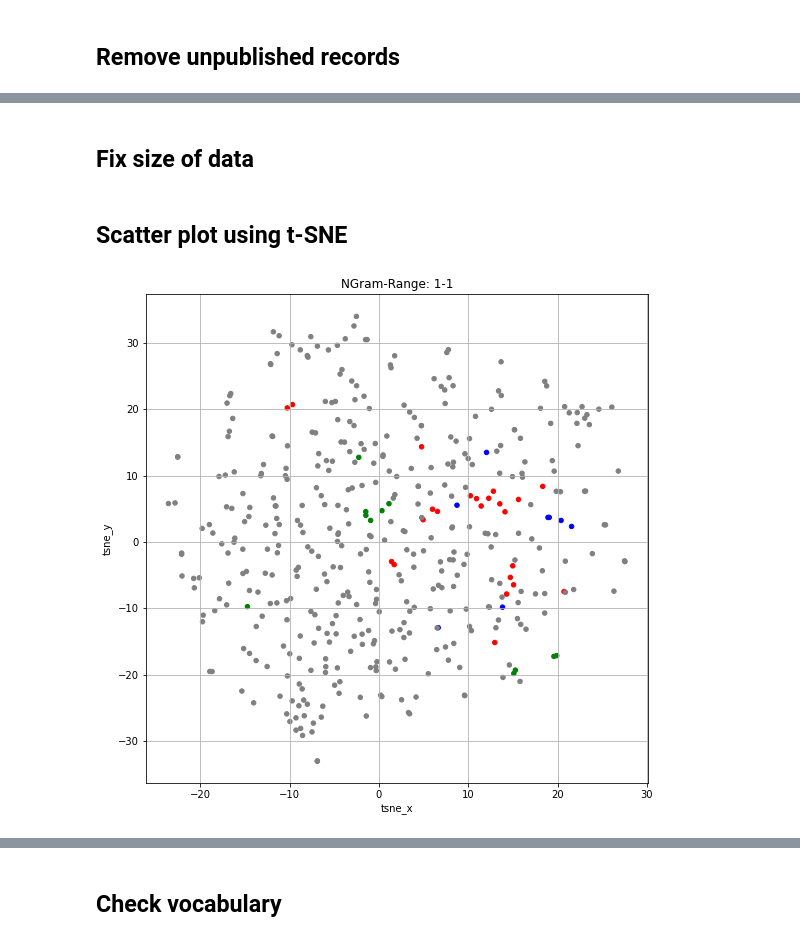
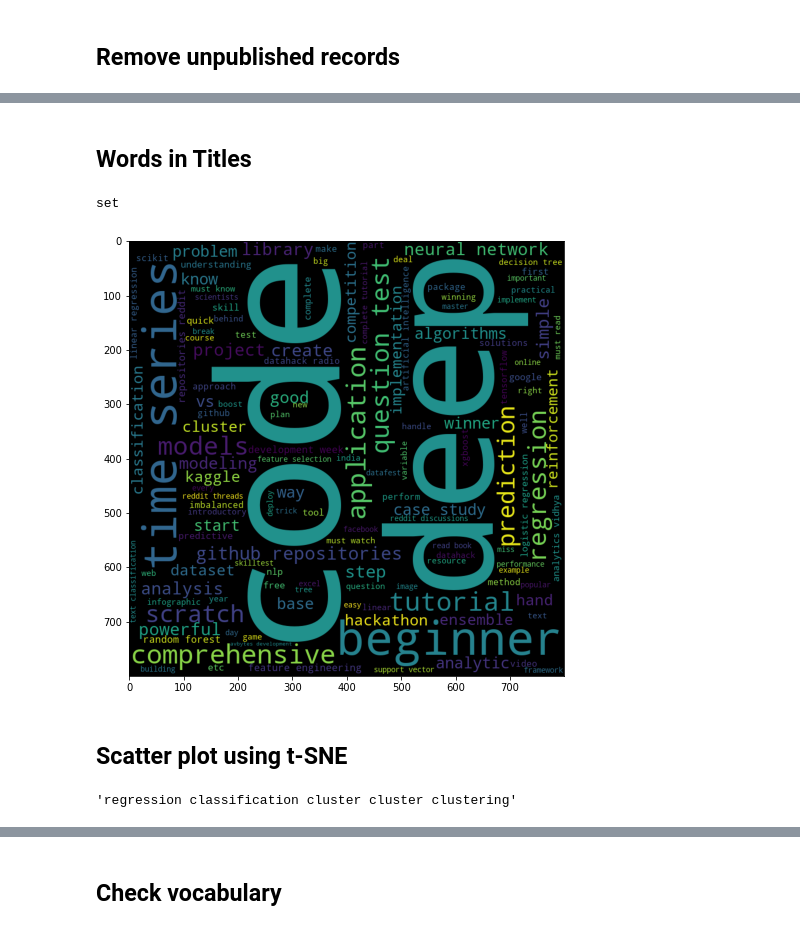
Before and after one commit to sanjaydasgupta/data-mining-of-website-articles, a Jupyter notebook: ml-blogs-eda.ipynb, the cells around one changed output, grey strips where cells are left out. Saved outputs shown, nothing was run; the diff lists cells and outputs as text; code cells hidden in the pictures.

```diff
--- a/ml-blogs-eda.ipynb
+++ b/ml-blogs-eda.ipynb
@@ -7,6 +7,12 @@ import pandas as pd
 import numpy as np
 from sklearn.feature_extraction.text import TfidfVectorizer
 from sklearn.manifold import TSNE
+from wordcloud import WordCloud, STOPWORDS
+import spacy
+import re
+import matplotlib.pyplot as plt
+
+spacy_instance = spacy.load('en_core_web_sm')
 # %%
 df = pd.read_csv('https://raw.githubusercontent.com/sanjaydasgupta/data-mining-of-website-articles/master/articles.csv')
 df.shape
@@ -31,2 +46,0 @@ print(df2.shape)
-# %% [markdown]
-## Fix size of data
@@ -35,2 +47,30 @@ df3 = df2.iloc[:442, :].copy()
+# %% [markdown]
+## Words in Titles
+# %%
+type(STOPWORDS)
+# %% [output]
+set
+# %%
+titles = df2['title'].str.cat(sep=' ')
+lemmas = ' '.join([tok.lemma_ for tok in spacy_instance(titles)]).lower()
+domain_words = """top machine learning ml ai learn data science introduction algorithm scientist guide
+ model build technique solution using use python ultimate pron datum""".split()
+stopwords = set(list(STOPWORDS) + domain_words)
+
+wordcloud = WordCloud(width = 800, height = 800,
+                background_color ='black',
+                stopwords = stopwords,
+                min_font_size = 10).generate(lemmas)
+# %%
+fig, ax = plt.subplots(1, 1, figsize = (8, 8))
+ax.imshow(wordcloud)
+None
+# %% [output]
+[figure, added]
 # %% [markdown]
 ## Scatter plot using t-SNE
+# %%
+t = 'regression classification clustered cluster clustering'
+' '.join([tok.lemma_ for tok in spacy_instance(t)])
+# %% [output]
+'regression classification cluster cluster clustering'
@@ -54,8 +103,4 @@ def scatter(data, ng):
   colors = data['title'].str.lower().map(color_selector).values
   ax = data.plot(kind='scatter', x='tsne_x', y='tsne_y', figsize=(9, 9), grid=True, c=colors)
   ax.set_title('NGram-Range: 1-%d' % ng)
-# %%
-scatter(df3, 1)
-# %% [output]
-[figure, removed]
 # %%
```
Also changed, not shown: parts of 15 cells of this notebook.
